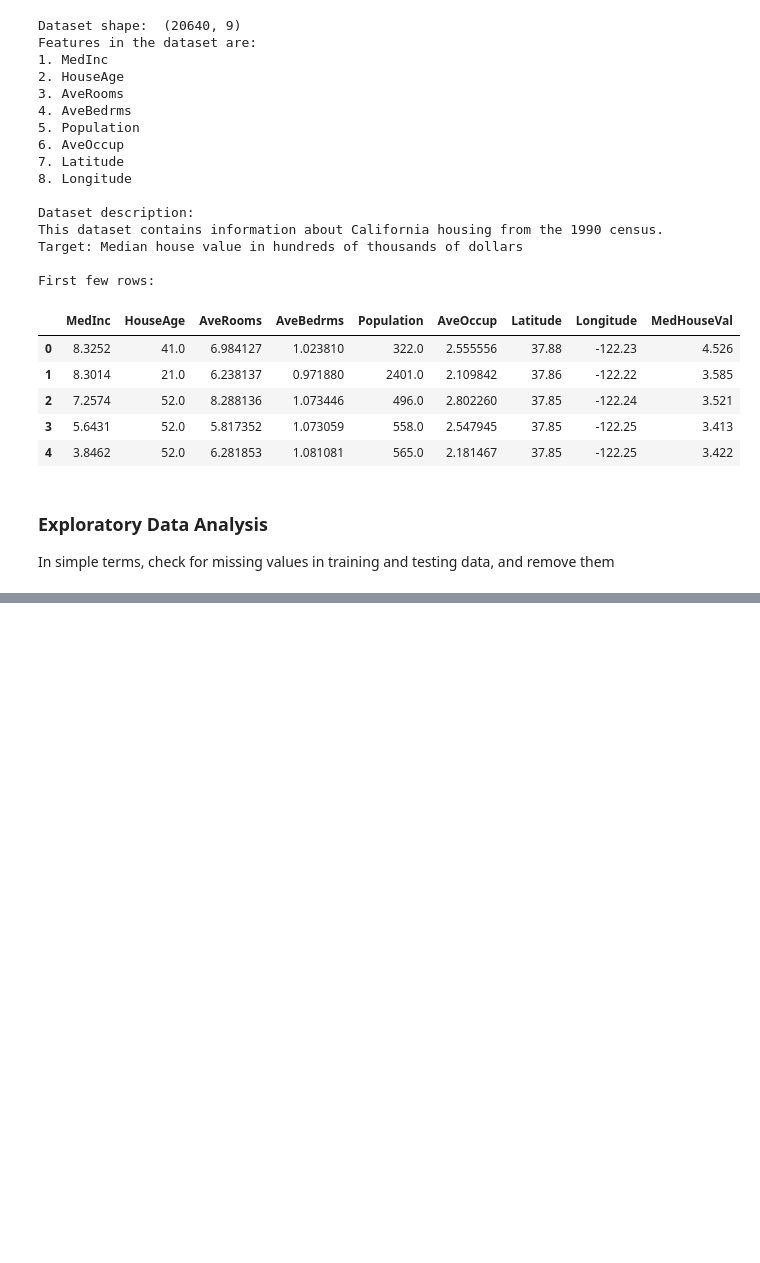
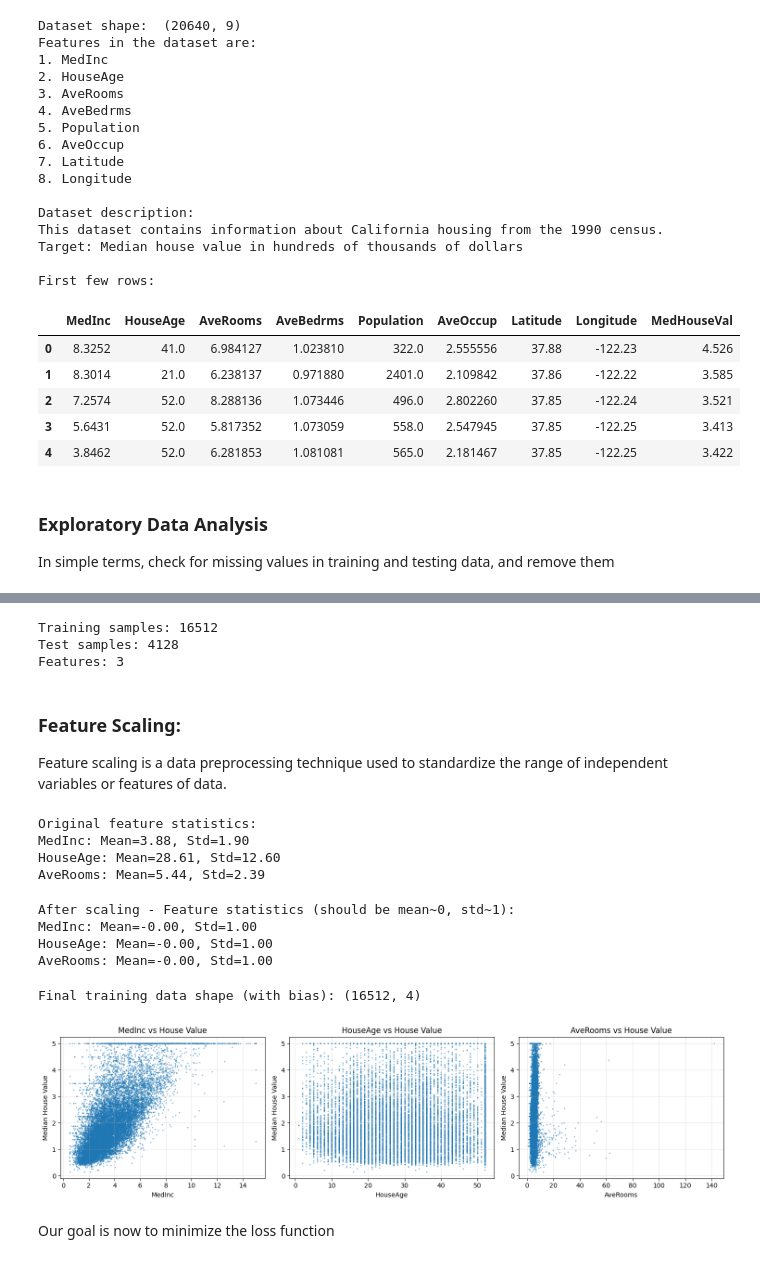
Before and after one commit to aarshitaacharya/ml-playground, a Jupyter notebook: linear_regression/2.gradient_descent.ipynb, the cells around one changed output, grey strips where cells are left out. Drawn from its saved outputs; the diff is of its cells as text; code cells hidden in the pictures; blank space fills up the shorter version.

Commit message:
data preprocessed

```diff
--- a/linear_regression/2.gradient_descent.ipynb
+++ b/linear_regression/2.gradient_descent.ipynb
@@ -114,0 +120,72 @@ For simplicity of training our model, let us just use few important features ins
+# %%
+selected_features = ['MedInc', 'HouseAge', 'AveRooms']
+
+# Split the data into training and testing
+
+X_selected = df[selected_features]
+y_selected = df['MedHouseVal']
+
+X_train, X_test, y_train, y_test = train_test_split(X_selected, y_selected, test_size=0.2, random_state=42)
+
+print(f"Training samples: {X_train.shape[0]}")
+print(f"Test samples: {X_test.shape[0]}")
+print(f"Features: {X_train.shape[1]}")
+
+# Convert to numpy arrays
+X_train = X_train.values
+X_test = X_test.values
+y_train = y_train.values
+y_test = y_test.values
+# %% [output]
+Training samples: 16512
+Test samples: 4128
+Features: 3
+# %% [markdown]
+### Feature Scaling:
+Feature scaling is a data preprocessing technique used to standardize the range of independent variables or features of data.
+# %%
+print("Original feature statistics:")
+for i, feature in enumerate(selected_features):
+    print(f"{feature}: Mean={X_train[:,i].mean():.2f}, Std={X_train[:,i].std():.2f}")
+# %% [output]
+Original feature statistics:
+MedInc: Mean=3.88, Std=1.90
+HouseAge: Mean=28.61, Std=12.60
+AveRooms: Mean=5.44, Std=2.39
+# %%
+scaler = StandardScaler()
+X_train_scaled = scaler.fit_transform(X_train)
+X_test_scaled = scaler.transform(X_test)
+
+print("\nAfter scaling - Feature statistics (should be mean~0, std~1):")
+for i, feature in enumerate(selected_features):
+    print(f"{feature}: Mean={X_train_scaled[:,i].mean():.2f}, Std={X_train_scaled[:,i].std():.2f}")
+# %% [output]
+After scaling - Feature statistics (should be mean~0, std~1):
+MedInc: Mean=-0.00, Std=1.00
+HouseAge: Mean=-0.00, Std=1.00
+AveRooms: Mean=-0.00, Std=1.00
+# %%
+# Add bias term (intercept) - a column of ones
+X_train_final = np.c_[np.ones(X_train_scaled.shape[0]), X_train_scaled]
+X_test_final = np.c_[np.ones(X_test_scaled.shape[0]), X_test_scaled]
+
+print(f"\nFinal training data shape (with bias): {X_train_final.shape}")
+# %% [output]
+Final training data shape (with bias): (16512, 4)
+# %%
+# Visualize the relationships
+plt.figure(figsize=(15, 4))
+for i, feature in enumerate(selected_features):
+    plt.subplot(1, 3, i+1)
+    plt.scatter(X_train[:, i], y_train, alpha=0.5, s=1)
+    plt.xlabel(feature)
+    plt.ylabel('Median House Value')
+    plt.title(f'{feature} vs House Value')
+    plt.grid(True, alpha=0.3)
+plt.tight_layout()
+plt.show()
+# %% [output]
+[figure, added]
+# %% [markdown]
+Our goal is now to minimize the loss function
```
Also changed, not shown: parts of 5 cells of this notebook.
